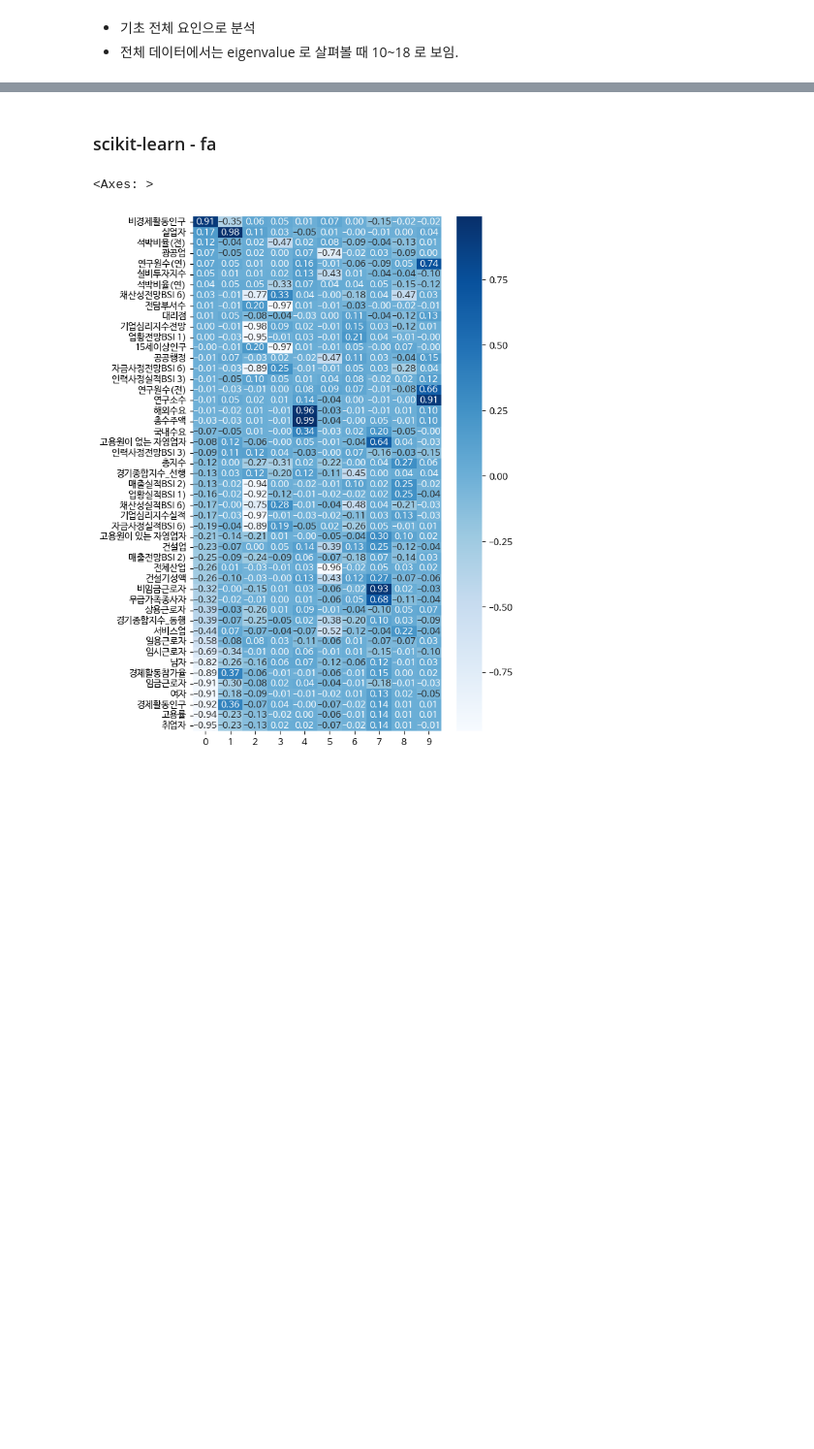
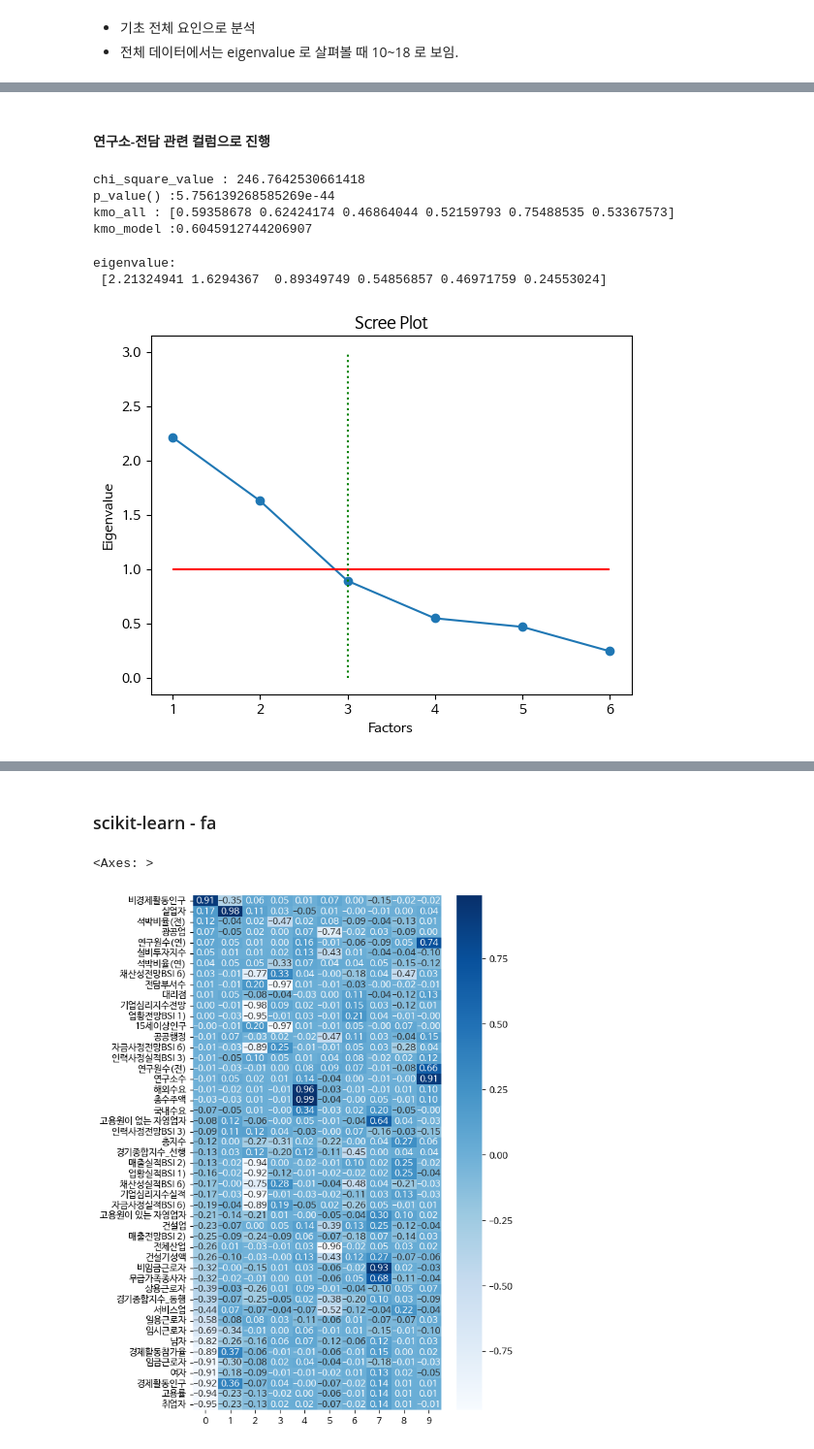
Before and after one commit to hugwolf77/SCAS, a Jupyter notebook: corpRch_ecoAct/NoteBook/02_EDA_FA.ipynb, the cells around one changed output, grey strips where cells are left out. Shown at 97% size. Drawn from its saved outputs; the diff is of its cells as text; code cells hidden in the pictures; blank space fills up the shorter version.

```diff
--- a/corpRch_ecoAct/NoteBook/02_EDA_FA.ipynb
+++ b/corpRch_ecoAct/NoteBook/02_EDA_FA.ipynb
@@ -219,0 +232,3 @@ sns.clustermap(cor_dfsf,
+# %%
+ss_df = dfs.iloc[:,0:6]
+ss_df.head()
@@ -325,0 +343,31 @@ var
+# %% [markdown]
+#### 연구소-전담 관련 컬럼으로 진행
+# %%
+# 검사
+normDist_test(ss_df)
+# %% [output]
+chi_square_value : 246.7642530661418
+p_value() :5.756139268585269e-44
+kmo_all : [0.59358678 0.62424174 0.46864044 0.52159793 0.75488535 0.53367573]
+kmo_model :0.6045912744206907
+# %%
+# 특성변수 전체 49개 진행
+fa_ss = FactorAnalyzer(n_factors=6,rotation=None)
+fa_ss.fit(ss_df)
+
+#Eigen값 체크
+ev, v = fa_ss.get_eigenvalues()
+print(f"eigenvalue: \n {ev}")
+
+plt.scatter(range(1,7),ev)
+plt.plot(range(1,7),ev)
+plt.hlines(1,1,6, colors='r')
+plt.vlines(3,0,3, colors='g', ls=':')
+plt.title('Scree Plot')
+plt.xlabel('Factors')
+plt.ylabel('Eigenvalue')
+plt.show()
+# %% [output]
+eigenvalue:
+ [2.21324941 1.6294367  0.89349749 0.54856857 0.46971759 0.24553024]
+[figure, added]
```
Also changed, not shown: parts of 13 cells of this notebook, 2 other files.
